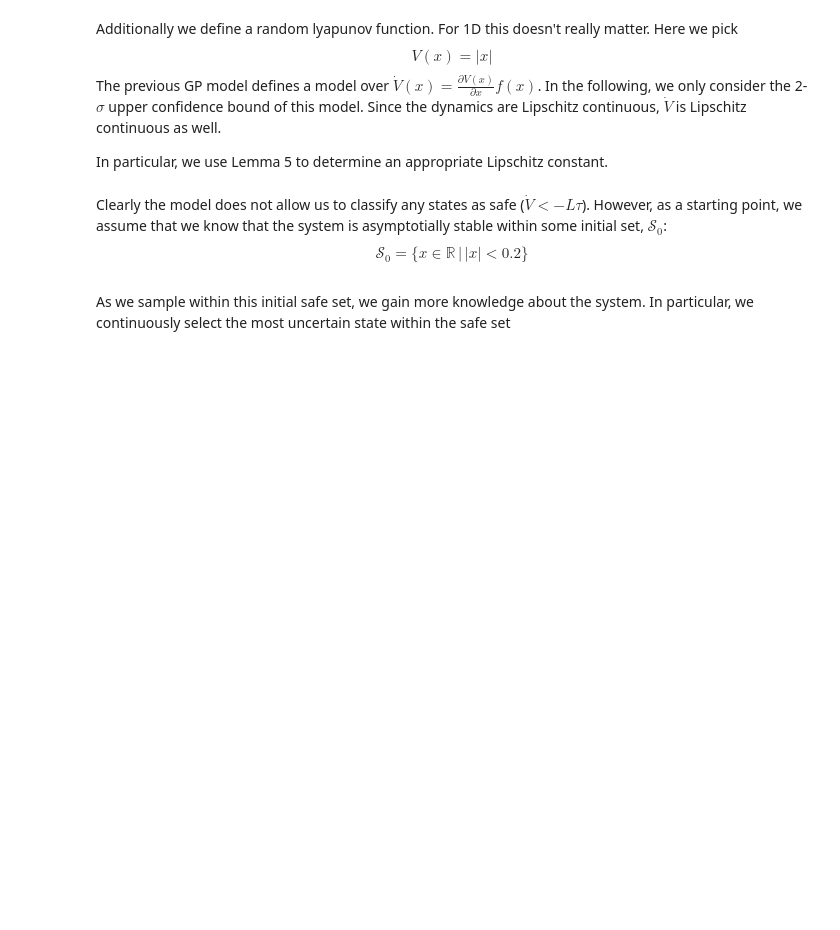
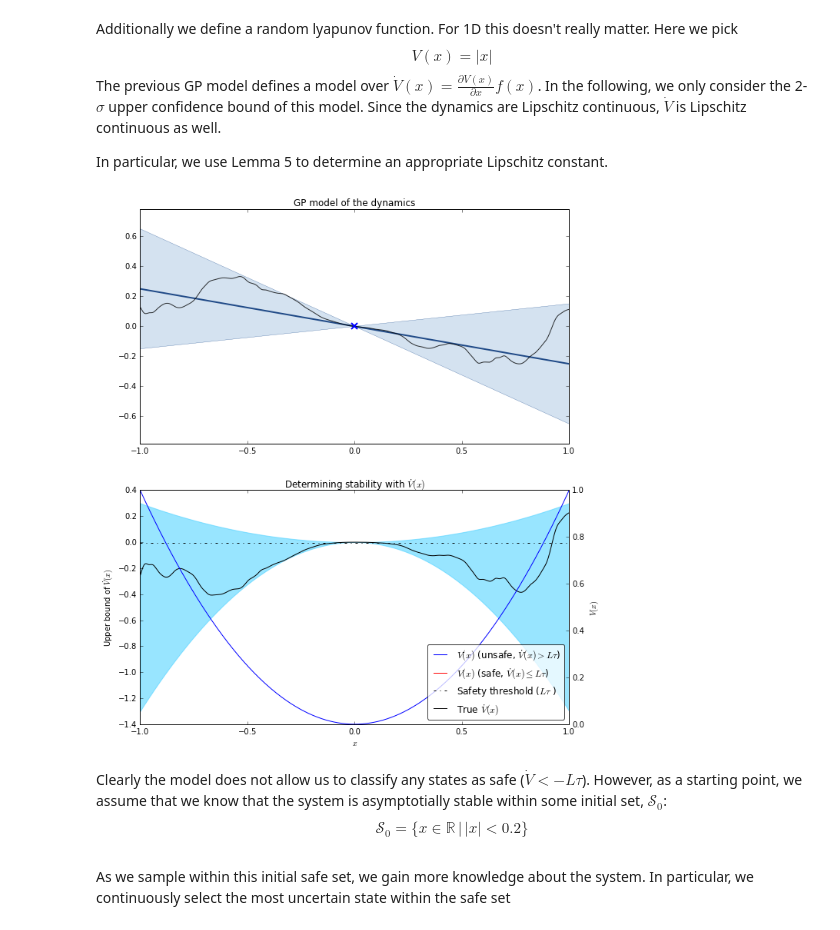
Before and after one commit to befelix/safe_learning, a Jupyter notebook: 1d_example.ipynb, the cells around one changed output. Saved outputs shown, nothing was run; the diff lists cells and outputs as text; code cells hidden in the pictures; blank space fills up the shorter version.

Commit message:
Some better plotting

```diff
--- a/1d_example.ipynb
+++ b/1d_example.ipynb
@@ -11,10 +11,10 @@ from utilities import *
 We start by defining a discretization of the space $[-1, 1]$ with discretization constant $\tau$
 # %%
 # Discretization constant
-tau = 0.005
+tau = 0.001
 
 # x_min, x_max, discretization
-grid_param = [-1, 1, tau]
+grid_param = [-1., 1., tau]
 
 extent = np.array(grid_param[:2])
 
@@ -106,13 +112,16 @@ def lyapunov(x):
     """
     return np.abs(x).squeeze(), np.sign(grid, dtype=np.float)
 
-V, dV = lyapunov(grid)
+V, dV = quadratic_lyapunov_function(grid, np.array([[1]]))
+
+# V, dV = lyapunov(grid)
 accuracy = np.max(V) / 1e10
+beta = 2
 
 # Lipschitz constant
-L_dyn = 0.25 + 2 * np.sqrt(gp.kern.Mat32.variance) / gp.kern.Mat32.lengthscale * np.max(np.abs(extent))
+L_dyn = 0.25 + beta * np.sqrt(gp.kern.Mat32.variance) / gp.kern.Mat32.lengthscale * np.max(np.abs(extent))
 B_dyn = (0.25 + np.sqrt(gp.kern.Mat32.variance)) * np.max(np.abs(extent))
 B_dV = L_V = np.max(dV)
-L_dV = 0
+L_dV = 1
 
 L = B_dyn * L_dV + B_dV * L_dyn
@@ -121,39 +128,49 @@ L
 # %%
 mean, var = gp._raw_predict(grid)
-V_dot = compute_v_dot(dV, mean, var, beta=2.)
-S = get_safe_set(V_dot, -L*tau)
+V_dot_mean, V_dot_var = compute_v_dot_distribution(dV, mean, var)
+S = get_safe_set(V_dot_mean + beta * np.sqrt(V_dot_var),
+                 -L*tau,
+                 S0=None)
 
-def plot_model(V_dot, S):
-    V_dot_unsafe = np.ma.masked_where(S, V_dot)
-    V_dot_safe = np.ma.masked_where(~S , V_dot)
-
+def plot_model(V_dot_mean, V_dot_var, S):
     fig, axes = plt.subplots(2, 1, figsize=(10, 12))
 
     # Plot dynamics
     gp.plot_f(plot_limits=extent, ax=axes[0])
     axes[0].plot(grid, true_dynamics(grid, noise=False), color='black', alpha=0.8)
     axes[0].set_title('GP model of the dynamics')
     axes[0].plot(gp.X, gp.Y, 'x', ms=8, mew=2)
 
     # Plot V_dot
-    plt.xlim(extent)
-    unsafe_plot = plt.plot(grid, V_dot_unsafe, 'b', label=r'$\dot{V}(x)$ (unsafe, $\dot{V}(x) > L \tau$)')
-    safe_plot = plt.plot(grid, V_dot_safe, 'r', label=r'$\dot{V}(x)$ (safe, $\dot{V}(x) \leq L \tau$)')
-    threshold = plt.plot(extent, [0, 0], 'k-.', label=r'Safety threshold ($L \tau$ )')
+    v_dot_est_plot = plt.fill_between(grid.squeeze(),
+                                      V_dot_mean + beta * np.sqrt(V_dot_var),
+                                      V_dot_mean - beta * np.sqrt(V_dot_var),
+                                      color='#33CCFF', alpha=0.5)
+    threshold = plt.plot(extent, [-L*tau, -L*tau], 'k-.', label=r'Safety threshold ($L \tau$ )')
+    v_dot_true_plot = axes[1].plot(grid, dV * true_dynamics(grid, noise=False), 'k',
+                                   label=r'True $\dot{V}(x)$')
+    axes[1].set_xlim(extent)
     axes[1].set_xlabel('$x$')
     axes[1].set_ylabel(r'Upper bound of $\dot{V}(x)$')
     axes[1].set_title(r'Determining stability with $\dot{V}(x)$')
 
     ax2 = axes[1].twinx()
-    v_plot = ax2.plot(grid, V, color=(.3, .3, .3), label=r'$V(x)$')
+    V_unsafe = np.ma.masked_where(S, V)
+    V_safe = np.ma.masked_where(~S , V)
+    unsafe_plot = ax2.plot(grid, V_unsafe, 'b', label=r'$V(x)$ (unsafe, $\dot{V}(x) > L \tau$)')
+    safe_plot = ax2.plot(grid, V_safe, 'r', label=r'$V(x)$ (safe, $\dot{V}(x) \leq L \tau$)')
     ax2.set_ylabel(r'$V(x)$')
+    ax2.set_xlim(extent)
 
-    lns = safe_plot + unsafe_plot + v_plot + threshold
+    lns = unsafe_plot + safe_plot + threshold + v_dot_true_plot
     labels = [x.get_label() for x in lns]
+
     plt.legend(lns, labels, loc=4, fancybox=True, framealpha=0.75)
     plt.show()
 
-plot_model(V_dot, S)
+plot_model(V_dot_mean, V_dot_var, S)
+# %% [output]
+[figure, added]
 # %% [markdown]
 Clearly the model does not allow us to classify any states as safe ($\dot{V} < -L \tau$). However, as a starting point, we assume that we know that the system is asymptotially stable within some initial set, $\mathcal{S}_0$:
 \begin{equation}
```
Also changed, not shown: parts of 8 cells of this notebook.
